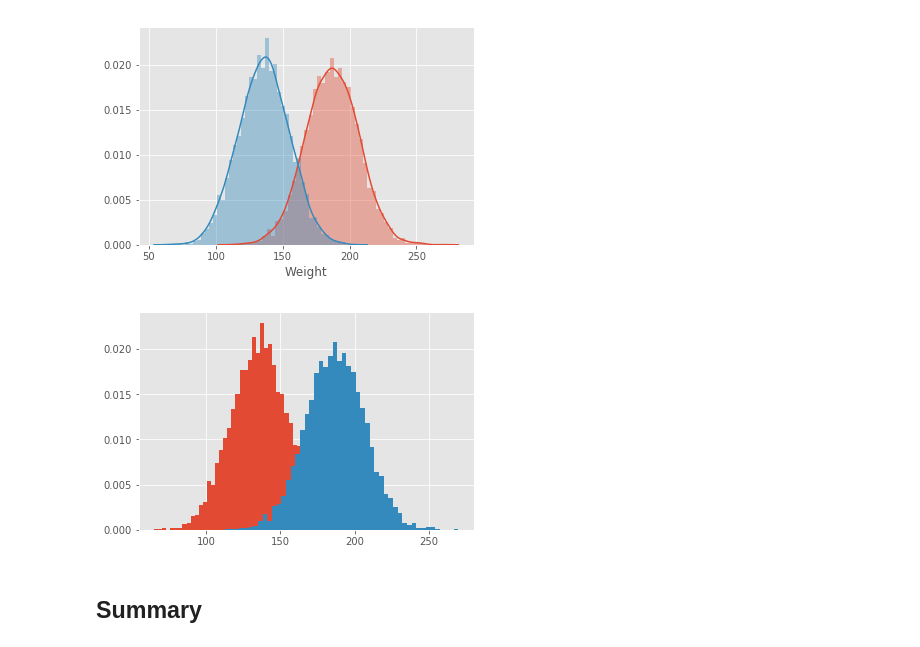
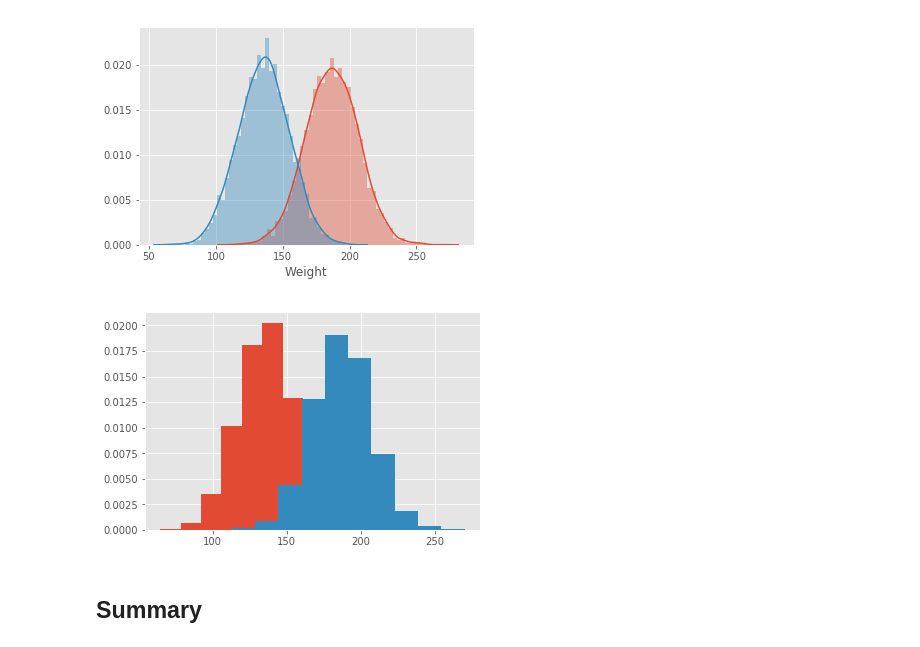
Before and after one commit to jdmitchell0216/dsc-1-09-11-the-probability-density-function-lab-nyc-ds-career-012819, a Jupyter notebook: index.ipynb, the cells around one changed output. Drawn from its saved outputs; the diff is of its cells as text; code cells hidden in the pictures.

```diff
--- a/index.ipynb
+++ b/index.ipynb
@@ -226,14 +226,14 @@ sns.distplot(female_df.Weight)
 <matplotlib.axes._subplots.AxesSubplot at 0x...>
 [figure]
 # %%
-plt.hist(female_df.Weight, bins =50, density = True)
-plt.hist(male_df.Weight, bins =50, density = True)
+plt.hist(female_df.Weight, bins =10, density = True)
+plt.hist(male_df.Weight, bins =10, density = True)
 
 
 import seaborn as sns
 #sns.distplot(s1)
 # %% [output]
-[figure, old version]
+[figure, new version]
 # %%
 # Your comments on the two approaches here.
 # are they similar ? what makes them different if they are ?
```
